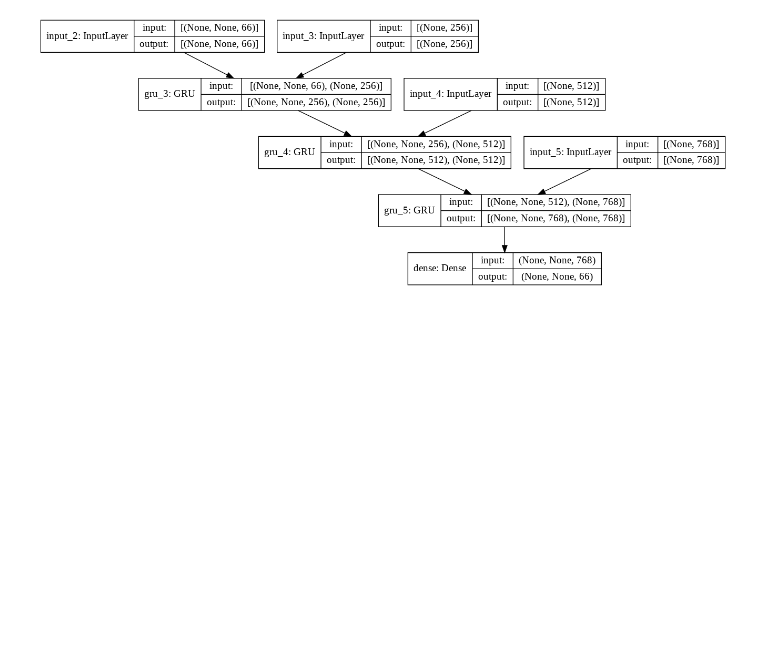
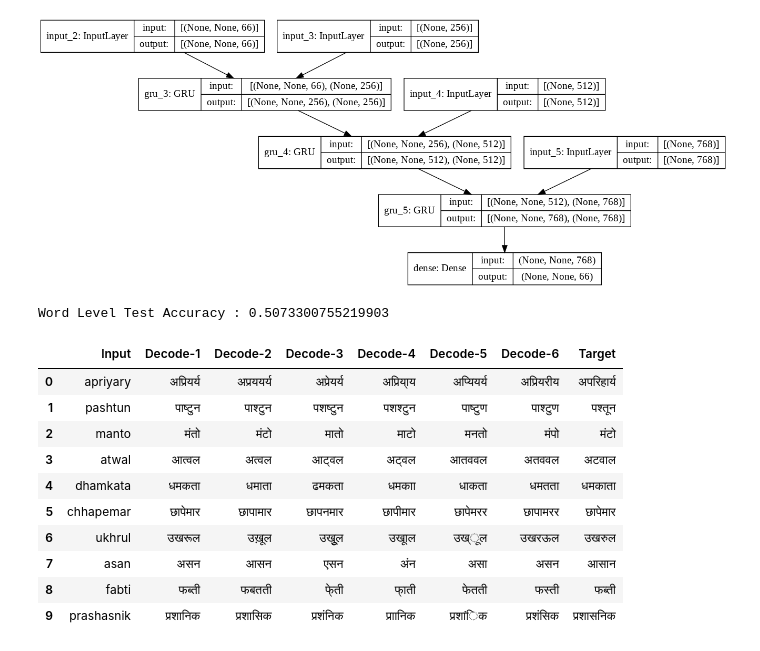
Before and after one commit to a-pt/cs6910-Assignment-3, a Jupyter notebook: BestModel_Rnn.ipynb, the cells around one changed output. Cells and saved outputs as stored; diff of their text form; code cells hidden in the pictures; blank space fills up the shorter version.

```diff
--- a/BestModel_Rnn.ipynb
+++ b/BestModel_Rnn.ipynb
@@ -335,30 +335,81 @@ def decode_sequence(input_seq,beam_search):
           decoded_sentence.append(sampled_char)
         decoded_sentences.append("".join(decoded_sentence))
     return decoded_sentences
+# %%
+#Storing Predictions
+f = open("predictions.txt", "w")
+valid = 0
+beam_search=6
+samples=len(test_input_texts)
+for i in range(samples):
+    seq_index=i
+    input_seq = test_encoder_input_data[seq_index : seq_index + 1]
+    decoded_sentence = decode_sequence(input_seq,beam_search)
+    for translate in decoded_sentence:
+      flag=1
+      for (i,j) in zip(translate,test_target_texts[seq_index]):
+        if i!=j:
+          flag=0
+          break
+      if flag==1:
+        valid += 1
+        break
+    f.write("Input sentence:")
+    f.write(test_input_texts[seq_index])
+    f.write("\n")
+    for seq in decoded_sentence:
+      f.write("Decoded sentence:")
+      f.write(seq[:-1])
+      f.write("\n")
+    f.write("Actual sentence:")
+    f.write(test_target_texts[seq_index])
+    f.write("\n")
+    f.write("-\n")
+print("Word Level Test Accuracy :",valid/samples)
+f.close()
+# %% [output]
+Word Level Test Accuracy : 0.5073300755219903
 # %%
 smp = 10
 valid = 0
 beam_search=6
 table_data=[]
 input_data=[]
-hi_index=[]
 tgt=[]
 for i in range(smp):
     seq_index=random.randint(0,len(test_input_texts))
     input_seq = test_encoder_input_data[seq_index : seq_index + 1]
     decoded_sentence = decode_sequence(input_seq,beam_search)
-    ind=0
     for translate in decoded_sentence:
       flag=1
       for (i,j) in zip(translate,test_target_texts[seq_index]):
         if i!=j:
           flag=0
           break
       if flag==1:
         valid += 1
-        tgt.append(test_target_texts[seq_index])
-        table_data.append(decoded_sentence)
-        hi_index.append(ind)
-        input_data.append(test_input_texts[seq_index])
         break
-      ind+=1
+    tgt.append(test_target_texts[seq_index])
+    table_data.append(decoded_sentence)
+    input_data.append(test_input_texts[seq_index])
+
+for i in range(len(table_data)):
+  for j in range(beam_search):
+    table_data[i][j]=table_data[i][j][:-1]
+col=['Decode-1','Decode-2','Decode-3','Decode-4','Decode-5','Decode-6']
+df = pd.DataFrame({'Input':input_data})
+df = pd.concat([df, pd.DataFrame(table_data, columns=col)],axis=1)
+df['Target'] = tgt
+df
+# %% [output]
+|  | Input | Decode-1 | Decode-2 | Decode-3 | Decode-4 | Decode-5 | Decode-6 | Target |
+| 0 | apriyary | अप्रियर्य | अप्रययर्य | अप्रेयर्य | अप्रिया्य | अप्यियर्य | अप्रियरीय | अपरिहार्य |
+| 1 | pashtun | पाष्टुन | पाश्टुन | पशष्टुन | पशश्टुन | पाष्टुण | पाश्टुण | पश्तून |
+| 2 | manto | मंतो | मंटो | मातो | माटो | मनतो | मंपो | मंटो |
+| 3 | atwal | आत्वल | अत्वल | आट्वल | अट्वल | आतववल | अतववल | अटवाल |
+| 4 | dhamkata | धमकता | धमाता | ढमकता | धमकाा | धाकता | धमतता | धमकाता |
+| 5 | chhapemar | छापेमार | छापामार | छापनमार | छापीमार | छापेमरर | छापामरर | छापेमार |
+| 6 | ukhrul | उखरूल | उख़ूल | उखुूल | उखाूल | उख्ूल | उखरऊल | उखरुल |
+| 7 | asan | असन | आसन | एसन | अंन | असा | असन | आसान |
+| 8 | fabti | फब्ती | फबतती | फे्ती | फा्ती | फेतती | फस्ती | फब्ती |
+| 9 | prashasnik | प्रशानिक | प्रशासिक | प्रशंनिक | प्राानिक | प्रशांिक | प्रशंसिक | प्रशासनिक |
```
Also changed, not shown: parts of 5 cells of this notebook.
